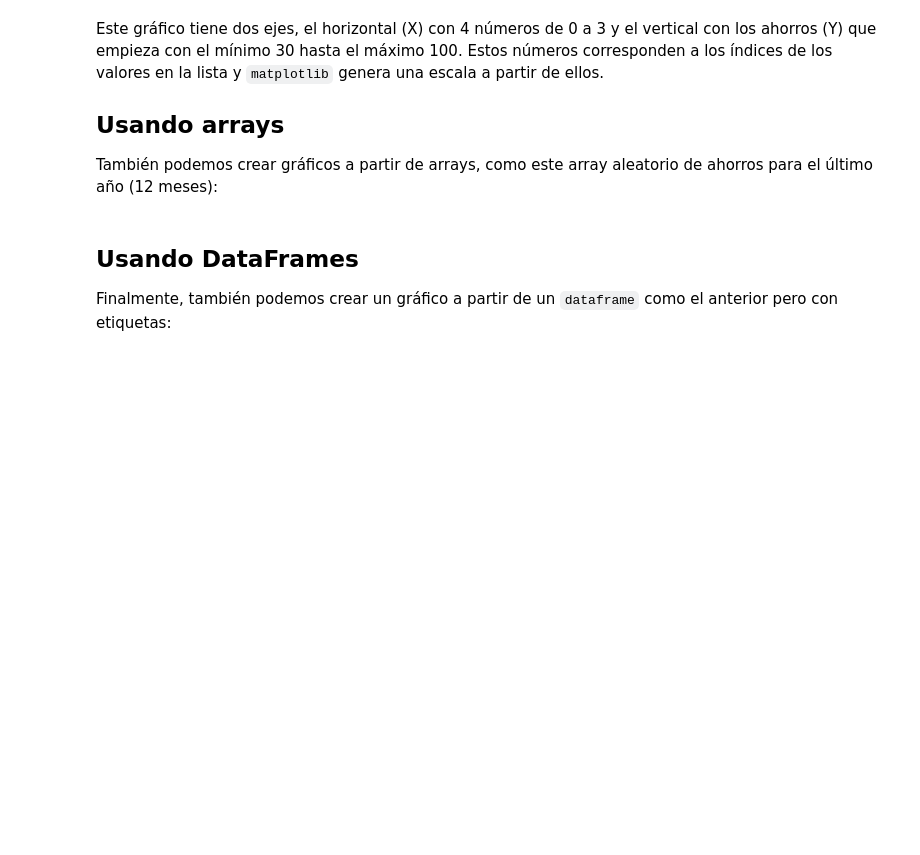
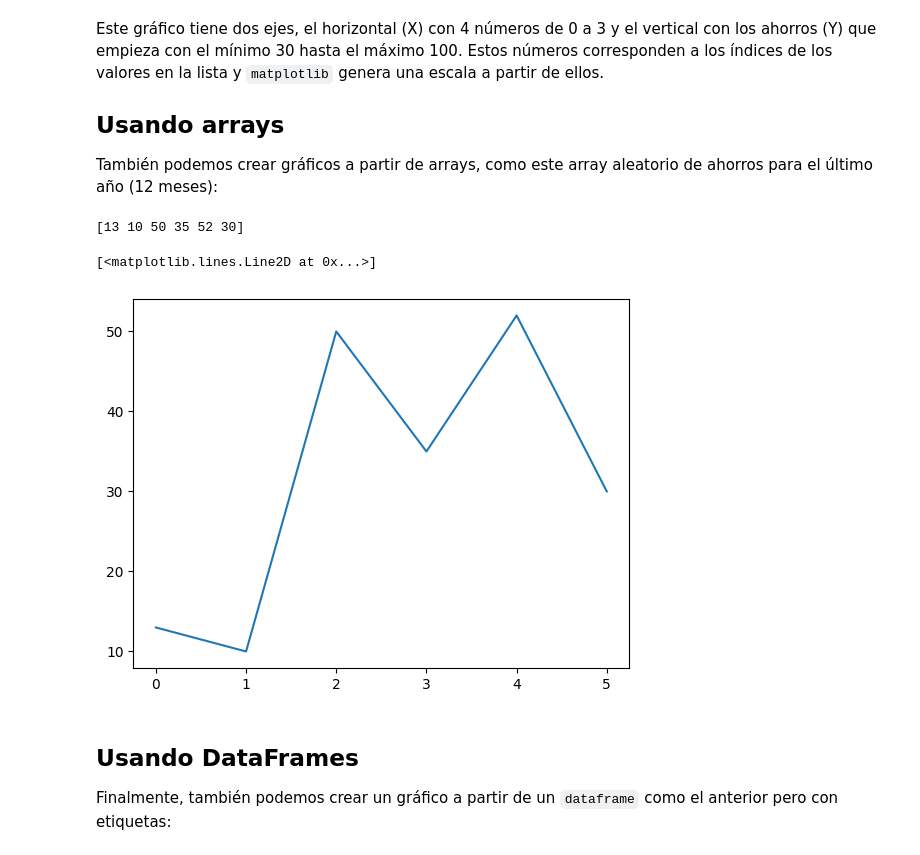
Before and after one commit to ajmenaa/phyton_basico_ICAI, a Jupyter notebook: Estudiantes/johanhidalgo/10_Matplotlib/02 - Primeros gráficos.ipynb, the cells around one changed output. Saved outputs shown, nothing was run; the diff lists cells and outputs as text; code cells hidden in the pictures; blank space fills up the shorter version.

```diff
--- a/Estudiantes/johanhidalgo/10_Matplotlib/02 - Primeros gráficos.ipynb
+++ b/Estudiantes/johanhidalgo/10_Matplotlib/02 - Primeros gráficos.ipynb
@@ -27,8 +31,13 @@ También podemos crear gráficos a partir de arrays, como este array aleatorio d
 # %%
 ahorros = np.random.randint(100, size=[6])
 print(ahorros)
 
 # Dibujar gráfico
+plt.plot(ahorros)
+# %% [output]
+[13 10 50 35 52 30]
+[<matplotlib.lines.Line2D at 0x...>]
+[figure, added]
 # %% [markdown]
 ## Usando DataFrames
 
```
Also changed, not shown: parts of 4 cells of this notebook, 2 other files.
